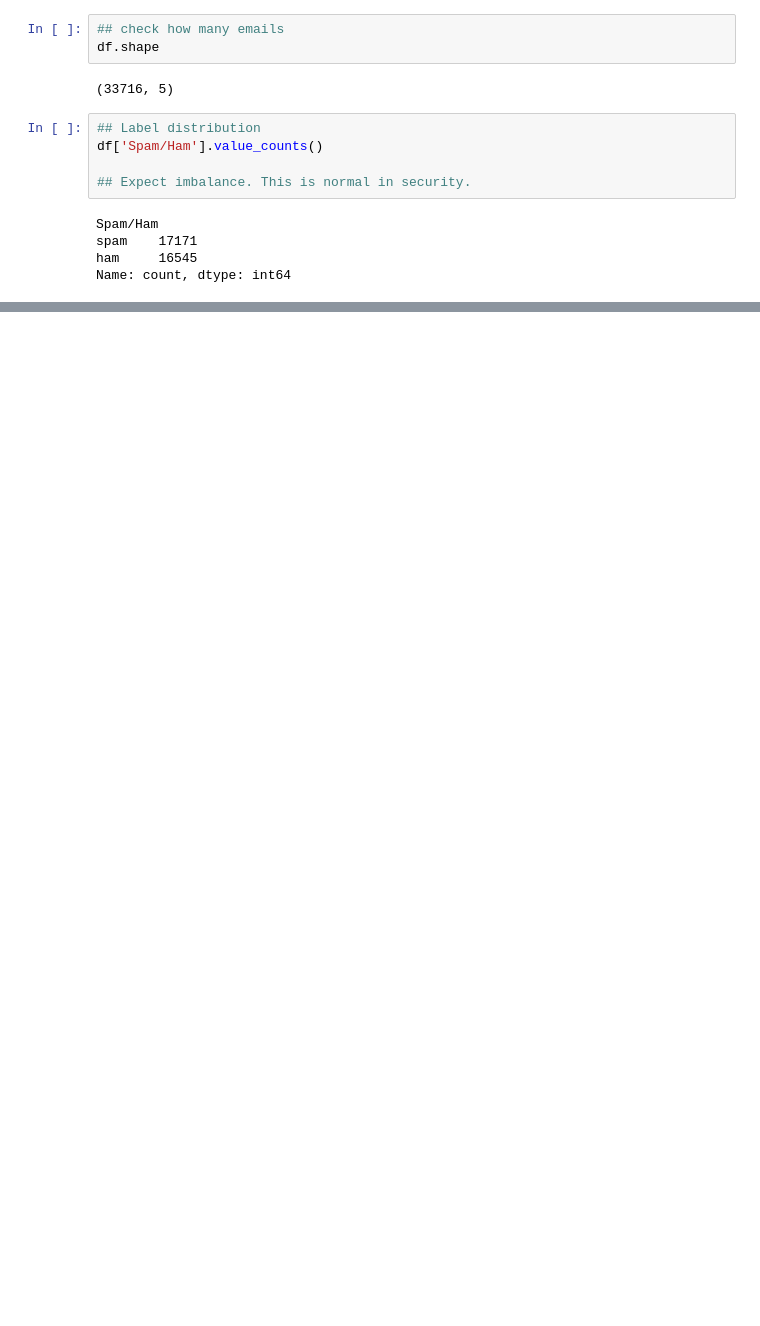
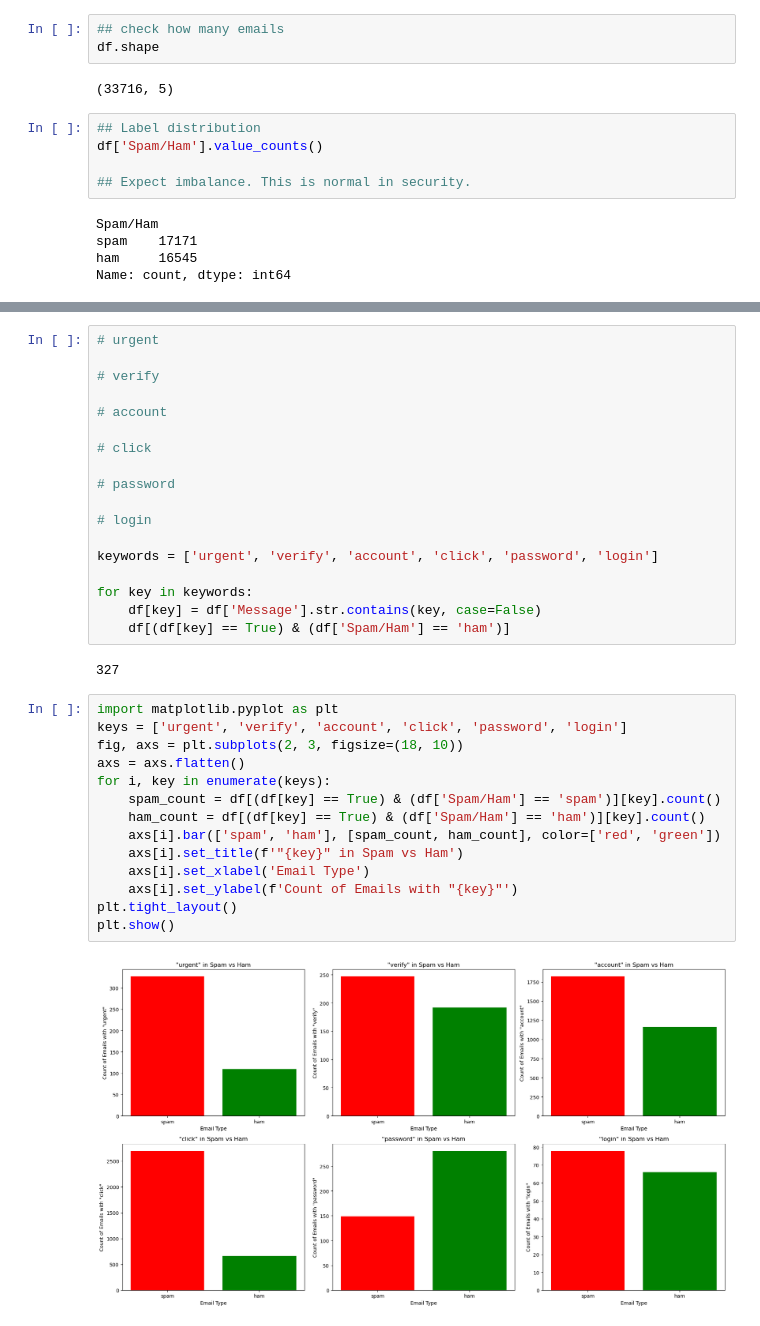
Before and after one commit to aakram9393/email-phishing-detection, a Jupyter notebook: ml/notebooks/01_eda.ipynb, the cells around one changed output, grey strips where cells are left out. Saved outputs shown, nothing was run; the diff lists cells and outputs as text; blank space fills up the shorter version.

```diff
--- a/ml/notebooks/01_eda.ipynb
+++ b/ml/notebooks/01_eda.ipynb
@@ -57,0 +65,36 @@ df[df['Spam/Ham'] == 'ham'].head()
+# %%
+# urgent
+
+# verify
+
+# account
+
+# click
+
+# password
+
+# login
+
+keywords = ['urgent', 'verify', 'account', 'click', 'password', 'login']
+
+for key in keywords:
+    df[key] = df['Message'].str.contains(key, case=False)
+    df[(df[key] == True) & (df['Spam/Ham'] == 'ham')]
+# %% [output]
+327
+# %%
+import matplotlib.pyplot as plt
+keys = ['urgent', 'verify', 'account', 'click', 'password', 'login']
+fig, axs = plt.subplots(2, 3, figsize=(18, 10))
+axs = axs.flatten()
+for i, key in enumerate(keys):
+    spam_count = df[(df[key] == True) & (df['Spam/Ham'] == 'spam')][key].count()
+    ham_count = df[(df[key] == True) & (df['Spam/Ham'] == 'ham')][key].count()
+    axs[i].bar(['spam', 'ham'], [spam_count, ham_count], color=['red', 'green'])
+    axs[i].set_title(f'"{key}" in Spam vs Ham')
+    axs[i].set_xlabel('Email Type')
+    axs[i].set_ylabel(f'Count of Emails with "{key}"')
+plt.tight_layout()
+plt.show()
+# %% [output]
+[figure, added]
```
Also changed, not shown: parts of 6 cells of this notebook.
